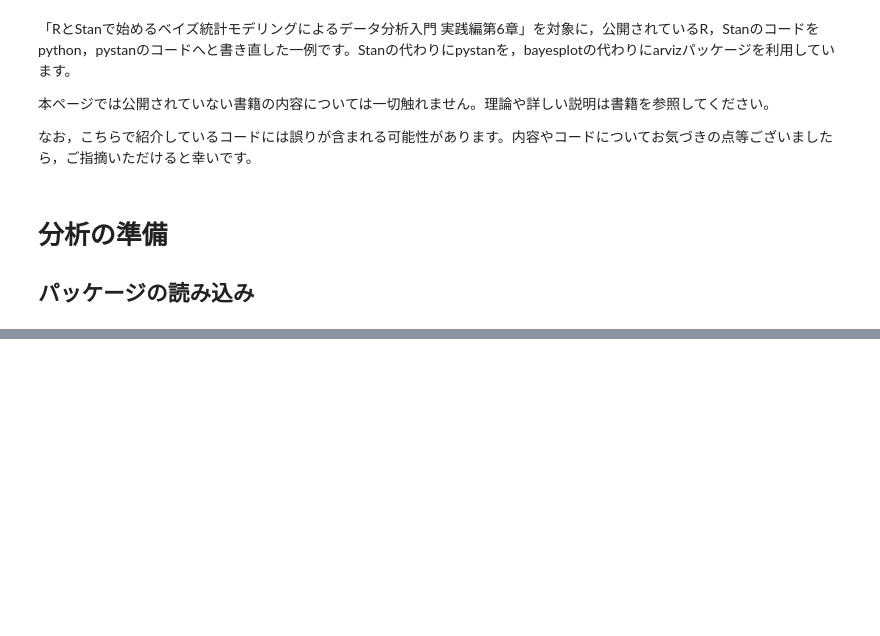
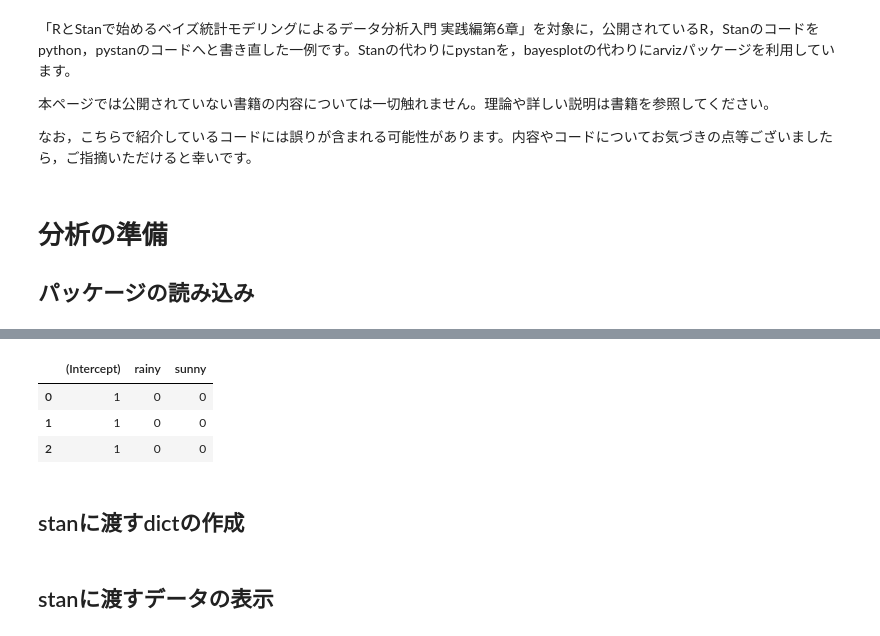
Before and after one commit to Data-Anal-Ojisan/DataAnalOji.hatena.sample, a Jupyter notebook: python_samples/stan/3-6-ダミー変数と分散分析モデル.ipynb, the cells around one changed output, grey strips where cells are left out. Saved outputs shown, nothing was run; the diff lists cells and outputs as text; code cells hidden in the pictures; blank space fills up the shorter version.

```diff
--- a/python_samples/stan/3-6-ダミー変数と分散分析モデル.ipynb
+++ b/python_samples/stan/3-6-ダミー変数と分散分析モデル.ipynb
@@ -22,0 +82,15 @@ plt.rcParams['font.family'] = 'Meiryo'
+# %%
+# 天気をダミー変数化
+design_mat = pd.get_dummies(sales_weather['weather'], drop_first=True)
+# 先頭列に(Intercept)を追加
+design_mat.insert(0, '(Intercept)', 1)
+design_mat.head(n=3)
+# %% [output]
+|  | (Intercept) | rainy | sunny |
+| 0 | 1 | 0 | 0 |
+| 1 | 1 | 0 | 0 |
+| 2 | 1 | 0 | 0 |
+# %% [markdown]
+## stanに渡すdictの作成
+# %% [markdown]
+## stanに渡すデータの表示
```
Also changed, not shown: parts of 10 cells of this notebook.
